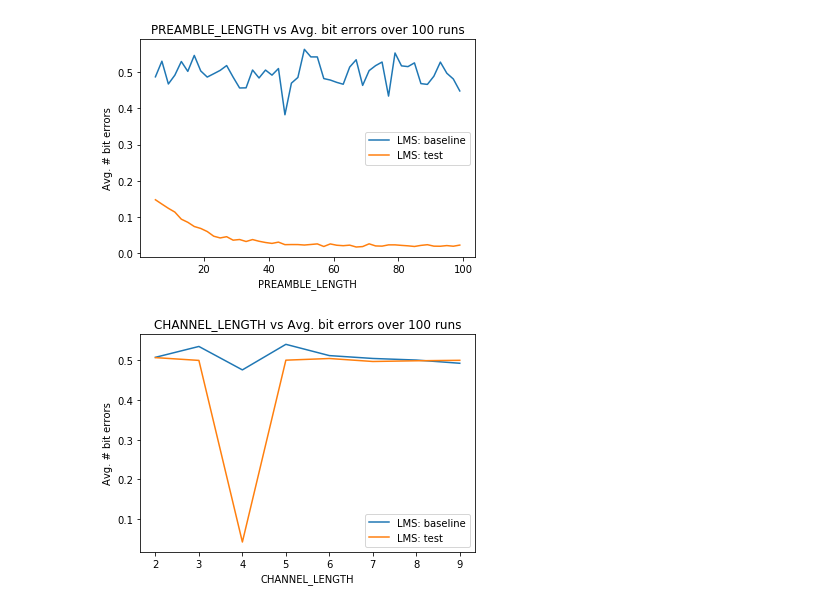
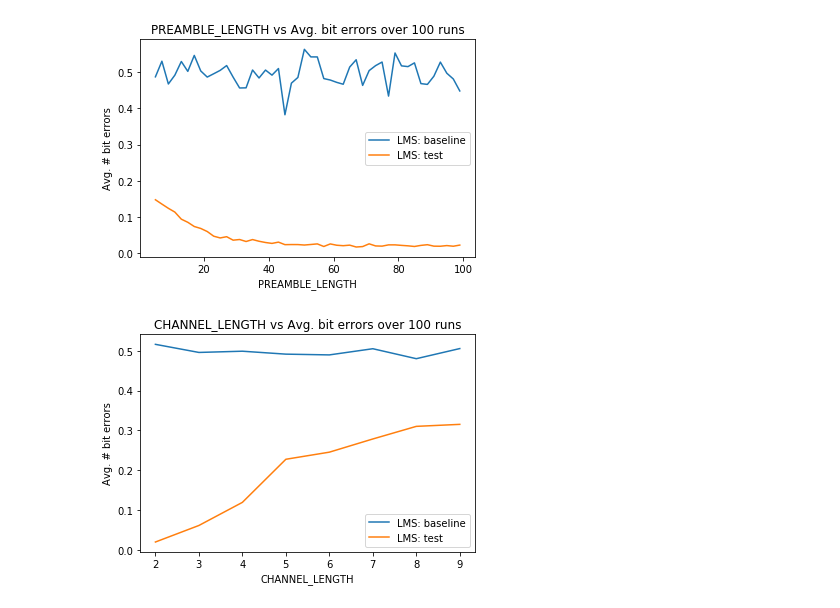
Before and after one commit to laurabrink13/Equalization, a Jupyter notebook: mmse_equalizer.ipynb, the cells around one changed output. Cells and saved outputs as stored; diff of their text form; code cells hidden in the pictures.

```diff
--- a/mmse_equalizer.ipynb
+++ b/mmse_equalizer.ipynb
@@ -90,7 +90,7 @@ def test(params={'channel_length':2, 'equalizer_L':2, 'noise_amplitude':1, 'prea
         r_test = noise(channel(i_test, channel_function), params['noise_amplitude']).flatten()
         avg_baseline_error += bit_err(test_bits, r_test, modulator)
 
-        h =  params['algo'](r, i, params['channel_length'], params['mu'])
+        h =  params['algo'](r, i, params['equalizer_L'], params['mu'])
         test_pred = predict(r_test, h, params['equalizer_L'])
         avg_test_error += bit_err(test_bits, test_pred, modulator)
 
@@ -136,13 +136,6 @@ plot_metric("preamble_length", preambles, runs=100)
 # %%
 # plot metric: channel length
 channels = np.arange(2, 10, 1)
-plot_metric("channel_length", channels , runs=100,
-           base_params={'channel_length':2,
-                        'equalizer_L':4,
-                        'noise_amplitude':0.2,
-                        'preamble_length':1000,
-                        'test_length':int(1e3),
-                        'mu':0.03}
-           )
+plot_metric("channel_length", channels , runs=100)
 # %% [output]
-[figure, old version]
+[figure, new version]
```
